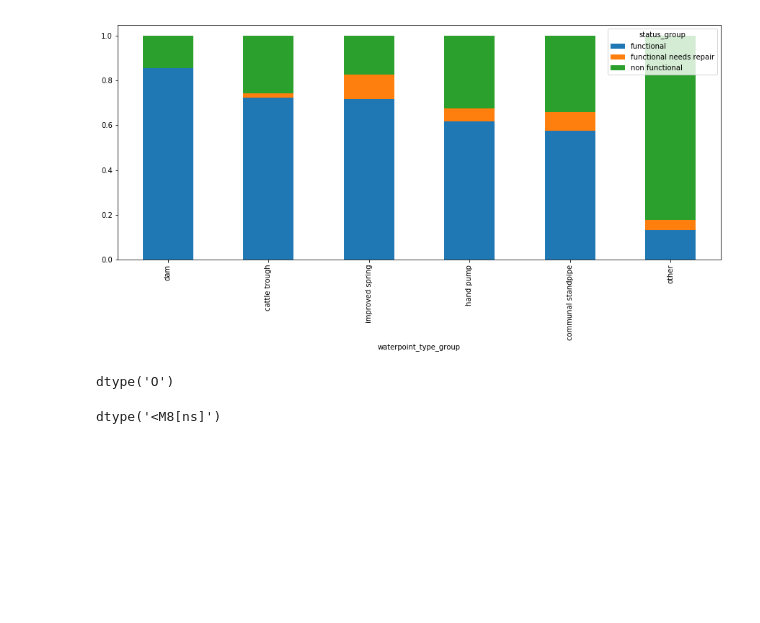
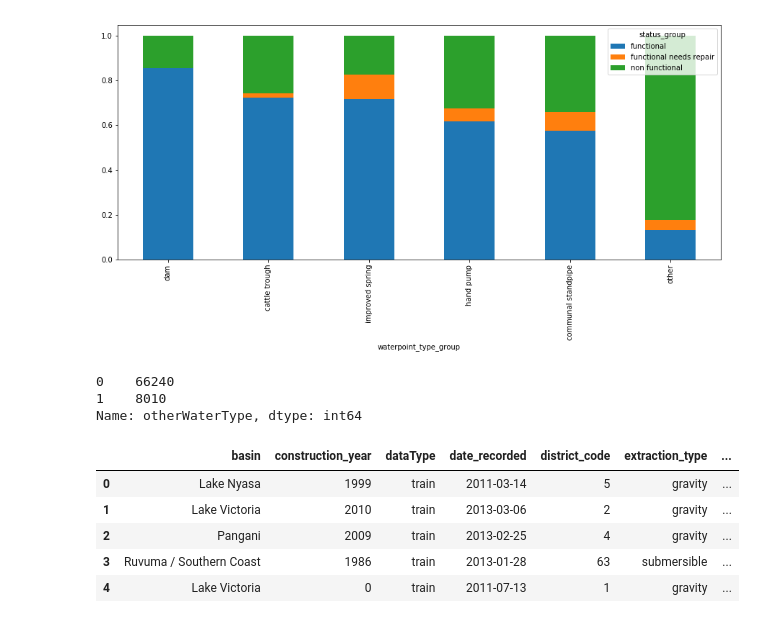
Before and after one commit to JohnErnestBonanno/WaterPump, a Jupyter notebook: Cleaning_WaterPump.ipynb, the cells around one changed output. Drawn from its saved outputs; the diff is of its cells as text; code cells hidden in the pictures; blank space fills up the shorter version.

```diff
--- a/Cleaning_WaterPump.ipynb
+++ b/Cleaning_WaterPump.ipynb
@@ -567,3 +611,13 @@ train.groupby('payment_type').status_group.value_counts(
 # %% [output]
 <matplotlib.axes._subplots.AxesSubplot at 0x...>
 [figure]
+# %%
+#unknownPaymentType
+def unknownNeverPaymentType(x):
+    if x == ('unknown') or (x == 'never pay'):
+        return(1)
+    else:
+        return(0)
+
+trainTest['unknownNeverPaymentType'] = trainTest['payment_type'].apply(unknownNeverPaymentType)
+trainTest['unknownNeverPaymentType'].value_counts()
@@ -581,3 +639,26 @@ train.groupby('quantity_group').status_group.value_counts(
 # %% [output]
 <matplotlib.axes._subplots.AxesSubplot at 0x...>
 [figure]
+# %%
+#dryQuantityGroup
+def dryQuantityGroup(x):
+    if x == 'dry':
+        return(1)
+    else:
+        return(0)
+
+trainTest['dryQuantityGroup'] = trainTest['quantity_group'].apply(dryQuantityGroup)
+
+#unknownQuantityGroup
+def unknownQuantityGroup(x):
+    if x == 'unknown':
+        return(1)
+    else:
+        return(0)
+
+trainTest['unknownQuantityGroup'] = trainTest['quantity_group'].apply(unknownQuantityGroup)
+
+
+
+print(trainTest['dryQuantityGroup'].value_counts())
+print(trainTest['unknownQuantityGroup'].value_counts())
@@ -610,8 +698,3 @@ train.groupby('waterpoint_type_group').status_group.value_counts(
 # %% [output]
 <matplotlib.axes._subplots.AxesSubplot at 0x...>
 [figure]
-# %%
-#goal for today is to split the data into year, month, and day.  Then run EDA on it if I have time.
-train.waterpoint_type.dtypes
-# %% [output]
-dtype('O')
@@ -620,4 +701,23 @@ train['date_recorded'] = pd.to_datetime(train['date_recorded'])
-# %%
-train.date_recorded.dtypes
-# %% [output]
-dtype('<M8[ns]')
+# %%
+#otherWaterType
+def otherWaterType(x):
+    if x == 'other':
+        return(1)
+    else:
+        return(0)
+
+trainTest['otherWaterType'] = trainTest['waterpoint_type_group'].apply(otherWaterType)
+print(trainTest['otherWaterType'].value_counts())
+# %% [output]
+0    66240
+1    8010
+Name: otherWaterType, dtype: int64
+# %%
+trainTest.head()
+# %% [output]
+|  | basin | construction_year | dataType | date_recorded | district_code | extraction_type | ... |
+| 0 | Lake Nyasa | 1999 | train | 2011-03-14 | 5 | gravity | ... |
+| 1 | Lake Victoria | 2010 | train | 2013-03-06 | 2 | gravity | ... |
+| 2 | Pangani | 2009 | train | 2013-02-25 | 4 | gravity | ... |
+| 3 | Ruvuma / Southern Coast | 1986 | train | 2013-01-28 | 63 | submersible | ... |
+| 4 | Lake Victoria | 0 | train | 2011-07-13 | 1 | gravity | ... |
```
Also changed, not shown: parts of 12 cells of this notebook.
